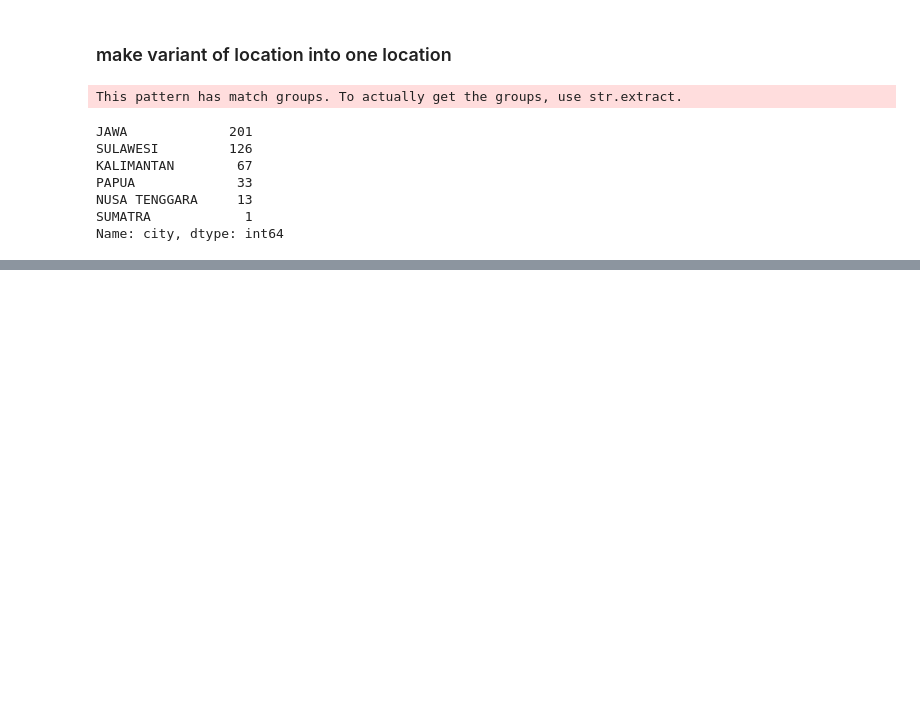
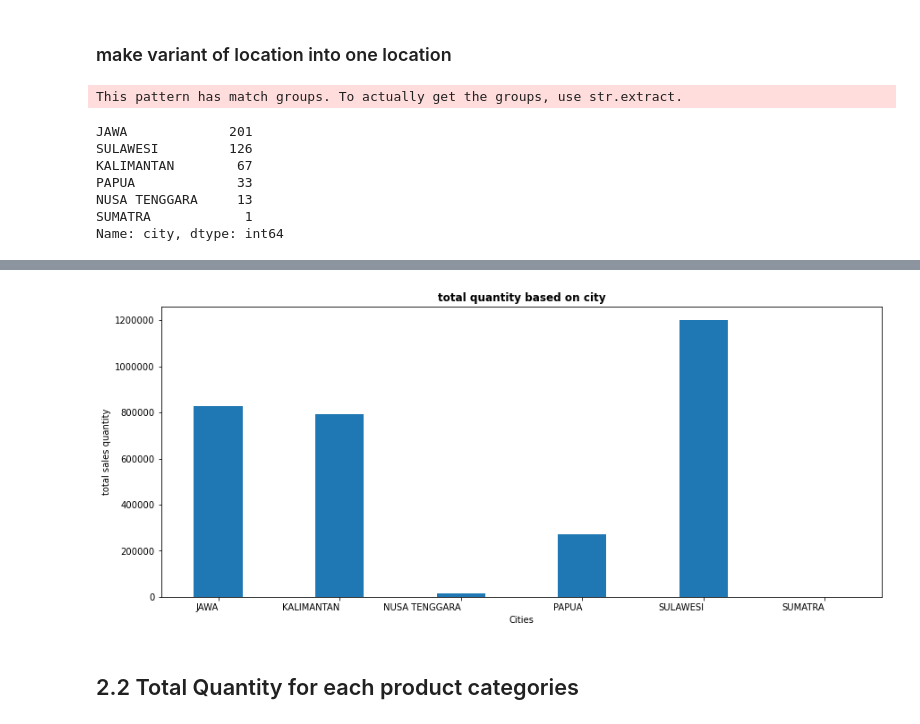
Before and after one commit to jordankusuma/skripsi_forecast, a Jupyter notebook: Skripsi_coba.ipynb, the cells around one changed output, grey strips where cells are left out. Cells and saved outputs as stored; diff of their text form; code cells hidden in the pictures; blank space fills up the shorter version.

Commit message:
do plotting and analysis on dataset

```diff
--- a/Skripsi_coba.ipynb
+++ b/Skripsi_coba.ipynb
@@ -250,0 +260,8 @@ Name: city, dtype: int64
+# %%
+df_sales_saleitems = pd.merge(df_sales, df_sale_items, on='sale_id', how='inner')
+df_sales_items_product = pd.merge(df_sales_saleitems, df_products, on='product_id', how='outer')
+df_sales_prod_category = pd.merge(df_sales_items_product, df_category, on='category_id', how='outer')
+df_result = pd.merge(df_sales_prod_category, df_companies, on='customer_id', how='outer')
+# %%
+df_result = df_result.dropna()
+df_result.info()
@@ -250,0 +323,3 @@ Name: city, dtype: int64
+# %%
+city_data = df_result.groupby('city').agg({"quantity":"sum"})
+city_data.sort_values(by='quantity', ascending=False)
@@ -250,0 +335,18 @@ Name: city, dtype: int64
+# %%
+#function for plotting
+def bar_plot(xlabel, ylabel, title, x1, y1, rotate):
+    plt.bar(x1, y1, width = 0.4)
+    plt.xlabel(xlabel)
+    plt.ylabel(ylabel)
+    plt.tight_layout()
+    plt.title(title,fontweight = "bold")
+    plt.ticklabel_format(style='plain', axis='y')
+    plt.gcf().autofmt_xdate(rotation=rotate)
+    plt.show()
+# %%
+#plot the barchart
+bar_plot("Cities", "total sales quantity", "total quantity based on city", city_data.index, city_data['quantity'], 0)
+# %% [output]
+[figure, added]
+# %% [markdown]
+## 2.2 Total Quantity for each product categories
```
Also changed, not shown: parts of 30 cells of this notebook.
